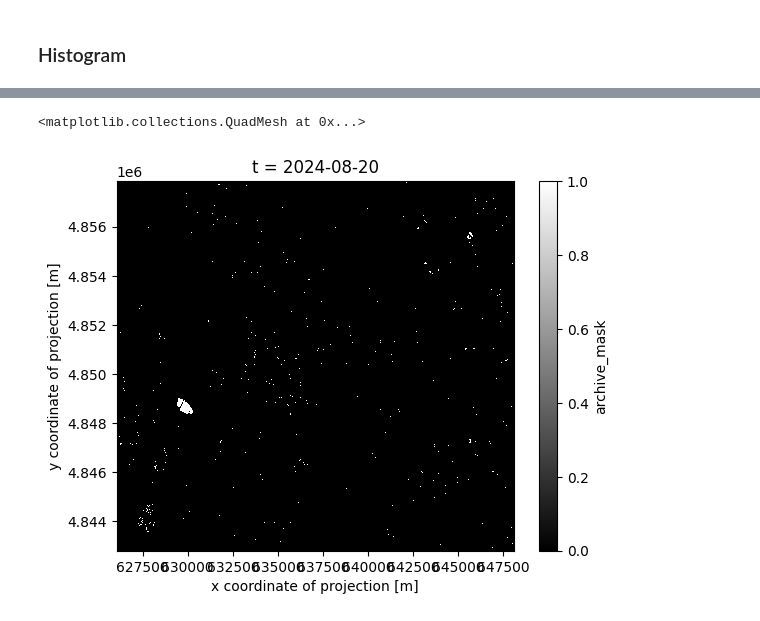
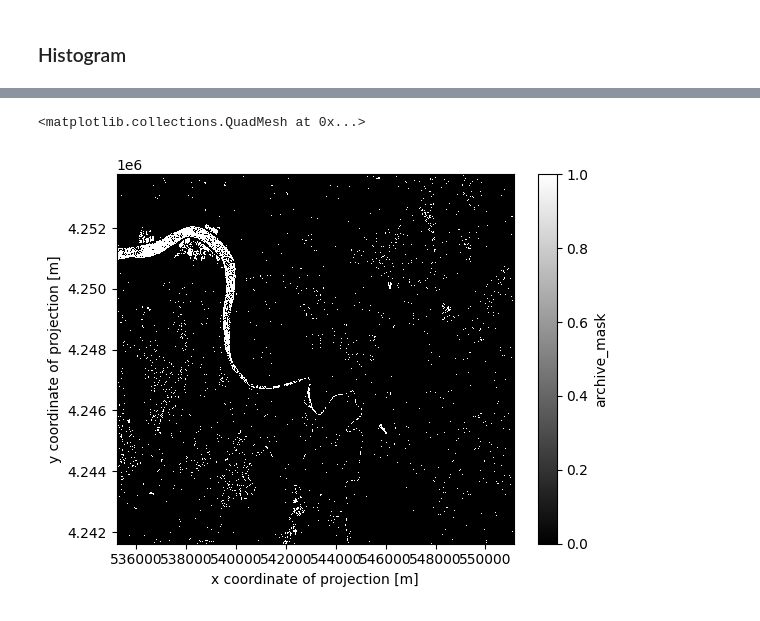
Before and after one commit to deinic/GeoCodes, a Jupyter notebook: S1_flood.ipynb, the cells around one changed output, grey strips where cells are left out. Drawn from its saved outputs; the diff is of its cells as text; code cells hidden in the pictures.

```diff
--- a/S1_flood.ipynb
+++ b/S1_flood.ipynb
@@ -93,10 +96,10 @@ Text(0, 0.5, 'Frequency')
 # %%
-threshold = -19.5  # Soglia di esempio, da adattare in base ai tuoi dati
+threshold = -16  # Soglia di esempio, da adattare in base ai tuoi dati
 
 # Crea la maschera di inondazione
 flood_mask_crisis = (vv_crisis < threshold).astype(int)
-s1_crisis_ds['flood_mask'] = flood_mask_crisis
 
+s1_crisis_ds['flood_mask'] = flood_mask_crisis#.isel(t=1) #Remove isel if time dimension is unique!
 s1_crisis_ds['flood_mask'].plot(cmap='binary_r')
 # %% [output]
 <matplotlib.collections.QuadMesh at 0x...>
@@ -104,8 +110,8 @@ s1_crisis_ds['flood_mask'].plot(cmap='binary_r')
 # %%
 # Crea la maschera di archive
 flood_mask_archive = (vv_archive < threshold).astype(int)
-s1_archive_ds['archive_mask'] = flood_mask_archive
+s1_archive_ds['archive_mask'] = flood_mask_archive.isel(t=1) #Remove isel if time dimension is unique!
 s1_archive_ds['archive_mask'].plot(cmap='binary_r')
 # %% [output]
 <matplotlib.collections.QuadMesh at 0x...>
-[figure, old version]
+[figure, new version]
```
Also changed, not shown: parts of 25 cells of this notebook.
